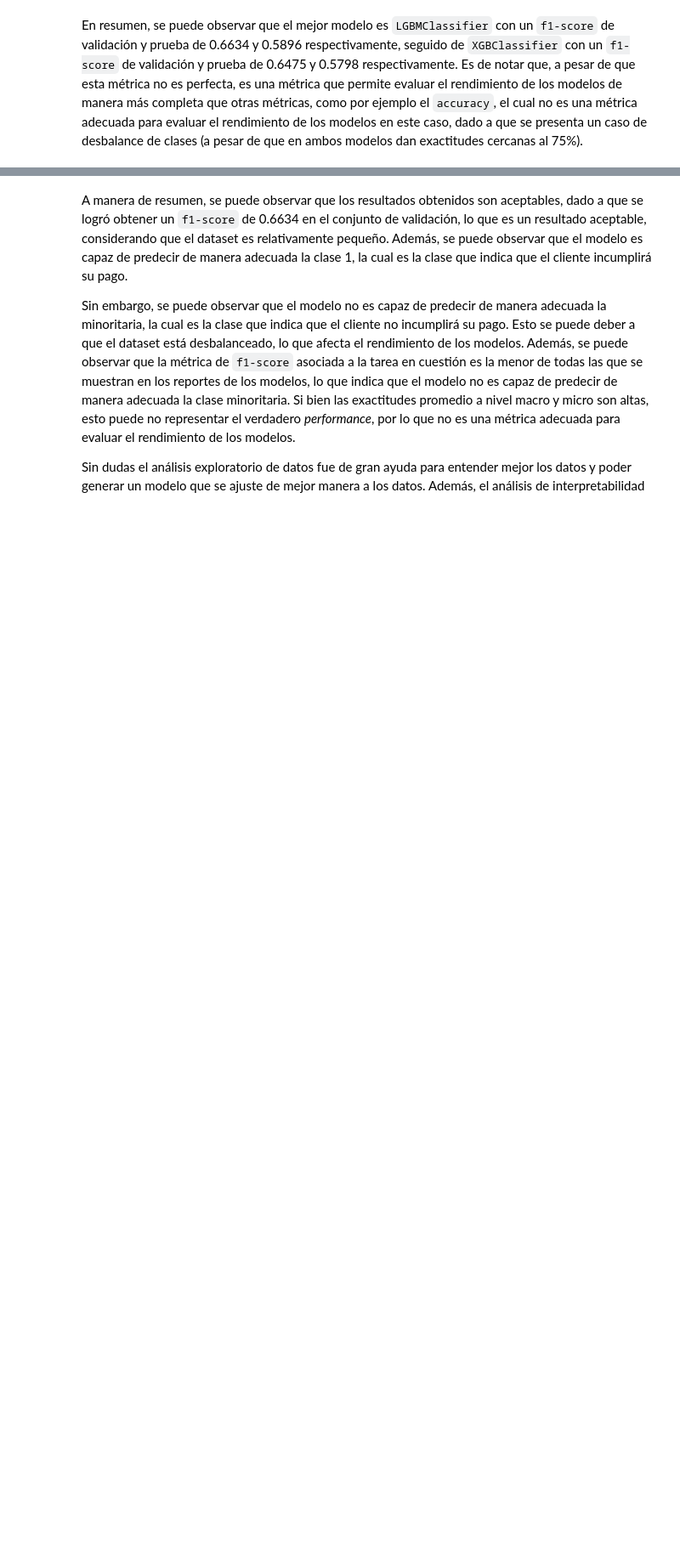
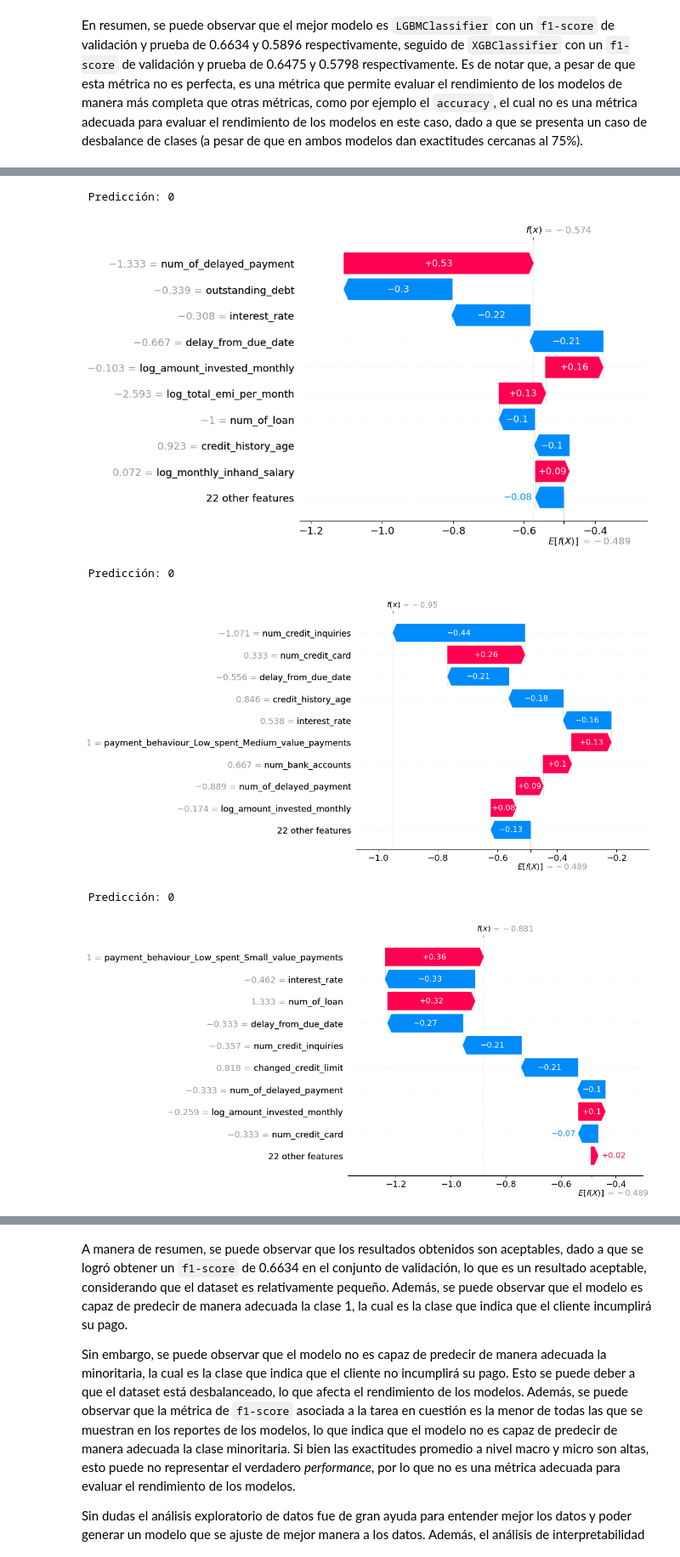
Before and after one commit to mgzotero/MDS7202, a Jupyter notebook: Proyectos/Proyecto 2/proyecto2.ipynb, the cells around one changed output, grey strips where cells are left out. Shown at 85% size. Saved outputs shown, nothing was run; the diff lists cells and outputs as text; code cells hidden in the pictures; blank space fills up the shorter version.

```diff
--- a/Proyectos/Proyecto 2/proyecto2.ipynb
+++ b/Proyectos/Proyecto 2/proyecto2.ipynb
@@ -784,0 +761,5 @@ Pipeline(steps=[('pipeline',
+# %%
+x = lgbm_pipeline[:-2].transform(df)
+select_k_best_classifier = SelectKBest(k=31)
+select_k_best_classifier.fit(x, df["credit_score"])
+select_k_best_classifier.get_feature_names_out()
@@ -785,11 +784,7 @@ Pipeline(steps=[('pipeline',
+# %%
+best_columns = select_k_best_classifier.get_feature_names_out().tolist()
 # %%
-import shap
-
-lgbm_pipeline
-
-explainer = shap.TreeExplainer(lgbm_pipeline.named_steps["lgbmclassifier"])
+explainer = shap.TreeExplainer(lgbm_pipeline["lgbmclassifier"])
 shap_values = explainer(
-    lgbm_pipeline.named_steps["pipeline"].transform(
-        lgbm_pipeline.named_steps["selectkbest"].transform(X_test)
-    )
+    pd.DataFrame(lgbm_pipeline[:-1].transform(df), columns=best_columns)
 )
@@ -845,0 +813,13 @@ fig.show()
+# %%
+idx_sample_10 = np.random.choice(df.shape[0], 10)
+
+for idx in idx_sample_10:
+    print("\n", "Predicción:", lgbm_pipeline.predict(df)[idx])
+    shap.plots.waterfall(shap_values[idx, :, 1])
+# %% [output]
+ Predicción: 0
+[figure, added]
+ Predicción: 0
+[figure, added]
+ Predicción: 0
+[figure, added]
```
Also changed, not shown: parts of 19 cells of this notebook.
